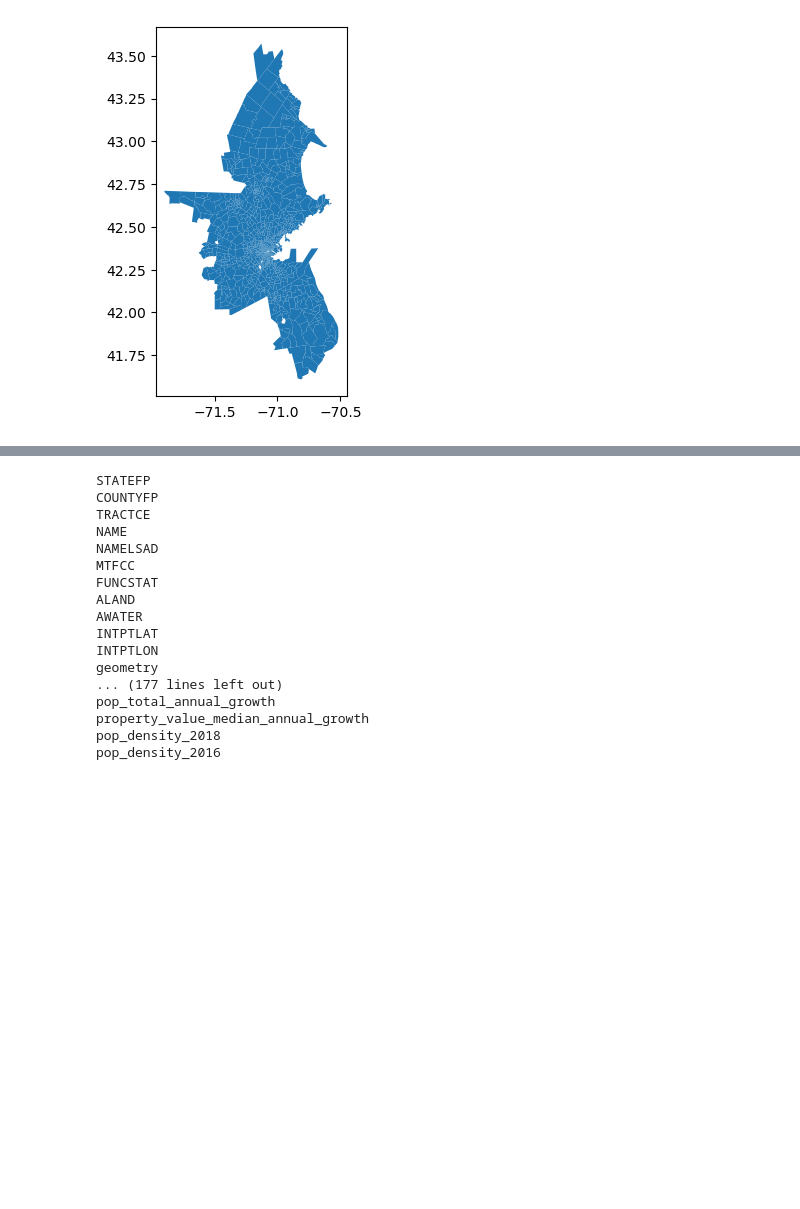
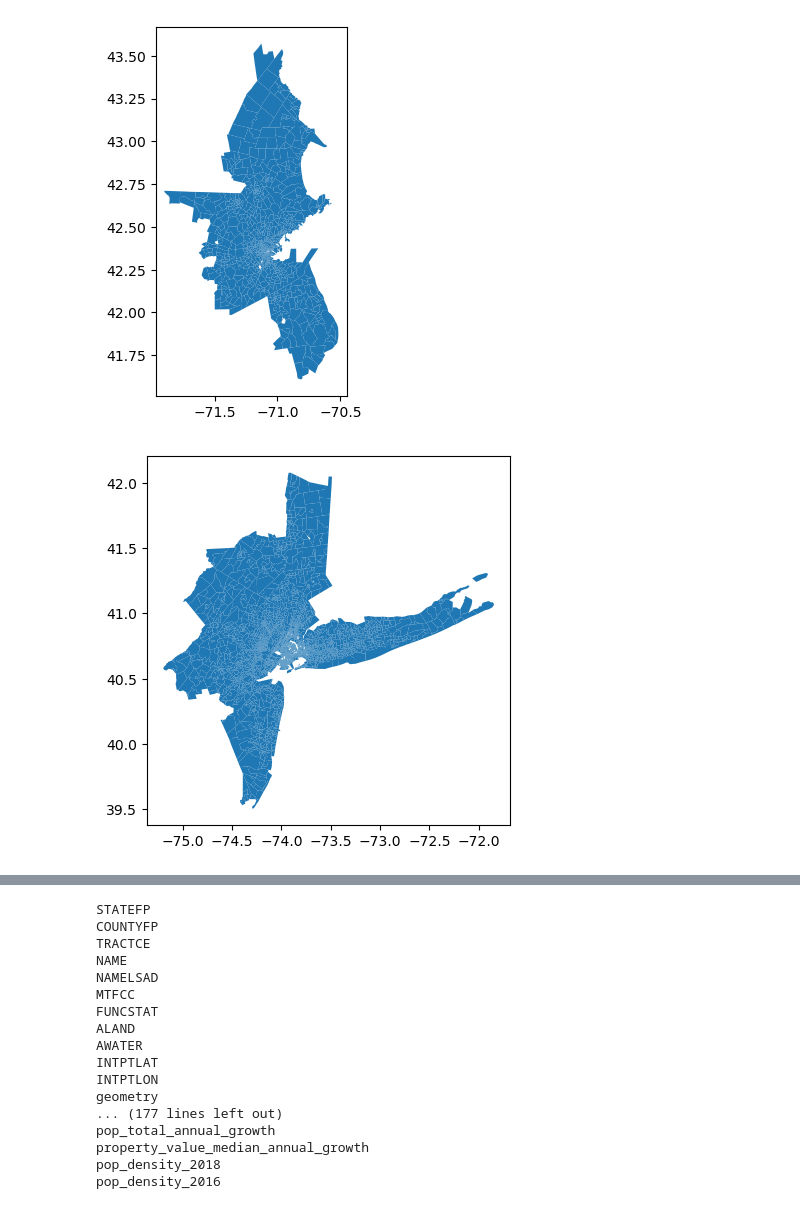
Before and after one commit to cjsyzwsh/economic_growth_usa, a Jupyter notebook: src/02_intermediate/inter_03_combine_econ_and_shapefiles.ipynb, the cells around one changed output, grey strips where cells are left out. Drawn from its saved outputs; the diff is of its cells as text; code cells hidden in the pictures; blank space fills up the shorter version.

```diff
--- a/src/02_intermediate/inter_03_combine_econ_and_shapefiles.ipynb
+++ b/src/02_intermediate/inter_03_combine_econ_and_shapefiles.ipynb
@@ -47,6 +32,6 @@ with open('../../data/02_intermediate/chicago_stays.pickle', 'rb') as f:
 # %%
 # sociodemographics data
-with open('../../data/02_intermediate/socioecon_boston_florida_illinois_ct_dic.pickle', 'rb') as f:
+with open('../../data/02_intermediate/socioecon_boston_florida_illinois_nyc_ct_dic.pickle', 'rb') as f:
     socioecon_dic = pickle.load(f)
 # %%
 # growth data
@@ -101,12 +100,20 @@ geoid_of_interest_miami = list(set(geoid_of_interest_miami).intersection(set(soc
 print("Number of census tracts in Miami from the mobility AND the socioecon data: ", len(geoid_of_interest_miami)) # 992 CTs.
 
 print("Chicago...")
-print("Number of census tracts in FL shapefile is: ", il_ct_shp.shape[0])
+print("Number of census tracts in IL shapefile is: ", il_ct_shp.shape[0])
 geoid_of_interest_chicago = set(np.unique(chicago_stays_df.GEOID)).union(set(np.unique(chicago_stays_df.GEOID_home)))
 print("Number of census tracts in Chicago from the mobility data: ", len(geoid_of_interest_chicago))
 
 geoid_of_interest_chicago = list(set(geoid_of_interest_chicago).intersection(set(socioecon_dic['illinois_2016'].index)))
 print("Number of census tracts in Chicago from the mobility AND the socioecon data: ", len(geoid_of_interest_chicago)) # 992 CTs.
+
+print("NYC...")
+print("Number of census tracts in NY-NJ shapefile is: ", ny_ct_shp.shape[0] + nj_ct_shp.shape[0])
+geoid_of_interest_nyc = set(np.unique(nyc_stays_df.GEOID)).union(set(np.unique(nyc_stays_df.GEOID_home)))
+print("Number of census tracts in NYC from the mobility data: ", len(geoid_of_interest_nyc))
+
+geoid_of_interest_nyc = list(set(geoid_of_interest_nyc).intersection(set(socioecon_dic['nyc_2016'].index)))
+print("Number of census tracts in NYC from the mobility AND the socioecon data: ", len(geoid_of_interest_nyc)) # 992 CTs.
 # %% [output]
 Boston...
 Number of census tracts in MA-NH shapefile is:  1773
@@ -134,6 +145,11 @@ miami_ct_shp = miami_ct_shp.set_index("GEOID")
 # chicago
 chicago_ct_shp = il_ct_shp.loc[il_ct_shp['GEOID'].isin(geoid_of_interest_chicago), :]
 chicago_ct_shp = chicago_ct_shp.set_index("GEOID")
+
+# nyc
+nyc_ct_shp = pd.concat([nj_ct_shp, ny_ct_shp], axis = 0)
+nyc_ct_shp = nyc_ct_shp.loc[nyc_ct_shp['GEOID'].isin(geoid_of_interest_nyc),:]
+nyc_ct_shp = nyc_ct_shp.set_index('GEOID')
 # %%
 # create a dictionary for the three shapefiles
 shp_dic = {}
@@ -165,6 +184,11 @@ greater_boston_ct_shp.plot()
 plt.show()
 # %% [output]
 [figure]
+# %%
+nyc_ct_shp.plot()
+plt.show()
+# %% [output]
+[figure, added]
 # %%
 socioecon_dic['boston_2016']
 # %% [output]
```
Also changed, not shown: parts of 19 cells of this notebook, 36 other files.
